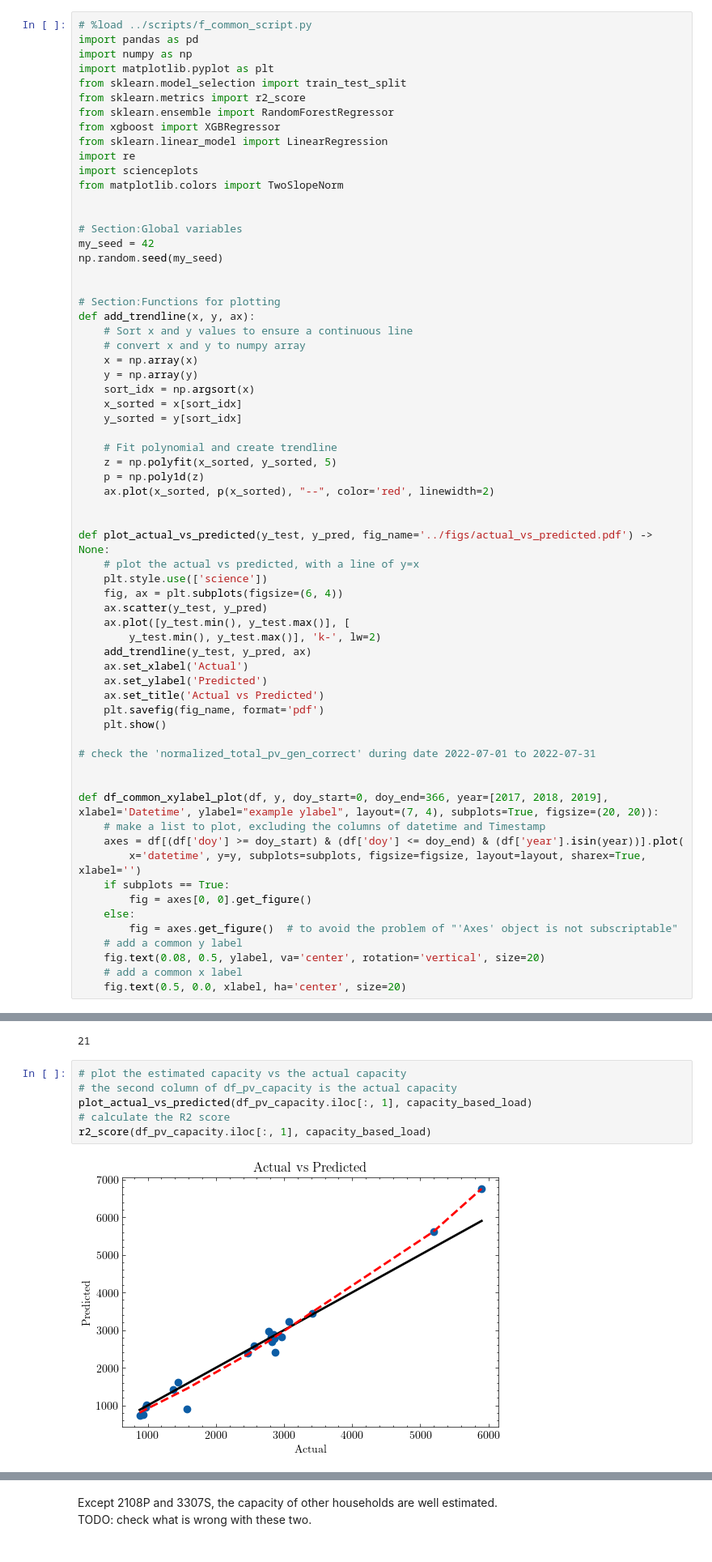
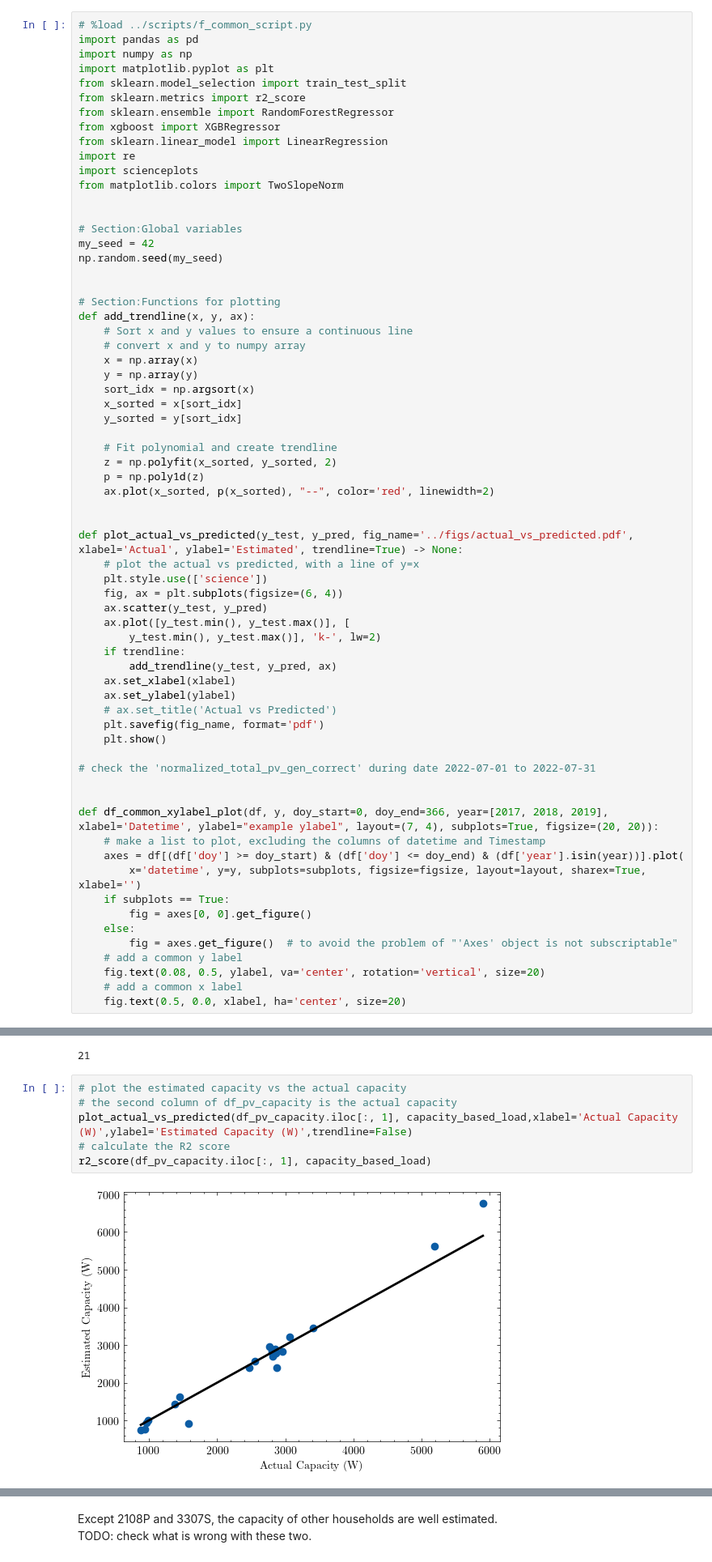
Before and after one commit to Plusero/capacity-estimation, a Jupyter notebook: notebooks/capacity_estimation.ipynb, the cells around one changed output, grey strips where cells are left out. Shown at 81% size. Drawn from its saved outputs; the diff is of its cells as text.

Commit message:
trendline removed

```diff
--- a/notebooks/capacity_estimation.ipynb
+++ b/notebooks/capacity_estimation.ipynb
@@ -29,22 +29,23 @@ def add_trendline(x, y, ax):
     y_sorted = y[sort_idx]
 
     # Fit polynomial and create trendline
-    z = np.polyfit(x_sorted, y_sorted, 5)
+    z = np.polyfit(x_sorted, y_sorted, 2)
     p = np.poly1d(z)
     ax.plot(x_sorted, p(x_sorted), "--", color='red', linewidth=2)
 
 
-def plot_actual_vs_predicted(y_test, y_pred, fig_name='../figs/actual_vs_predicted.pdf') -> None:
+def plot_actual_vs_predicted(y_test, y_pred, fig_name='../figs/actual_vs_predicted.pdf', xlabel='Actual', ylabel='Estimated', trendline=True) -> None:
     # plot the actual vs predicted, with a line of y=x
     plt.style.use(['science'])
     fig, ax = plt.subplots(figsize=(6, 4))
     ax.scatter(y_test, y_pred)
     ax.plot([y_test.min(), y_test.max()], [
         y_test.min(), y_test.max()], 'k-', lw=2)
-    add_trendline(y_test, y_pred, ax)
-    ax.set_xlabel('Actual')
-    ax.set_ylabel('Predicted')
-    ax.set_title('Actual vs Predicted')
+    if trendline:
+        add_trendline(y_test, y_pred, ax)
+    ax.set_xlabel(xlabel)
+    ax.set_ylabel(ylabel)
+    # ax.set_title('Actual vs Predicted')
     plt.savefig(fig_name, format='pdf')
     plt.show()
 
@@ -317,11 +318,11 @@ len(capacity_based_load)
 # %%
 # plot the estimated capacity vs the actual capacity
 # the second column of df_pv_capacity is the actual capacity
-plot_actual_vs_predicted(df_pv_capacity.iloc[:, 1], capacity_based_load)
+plot_actual_vs_predicted(df_pv_capacity.iloc[:, 1], capacity_based_load,xlabel='Actual Capacity (W)',ylabel='Estimated Capacity (W)',trendline=False)
 # calculate the R2 score
 r2_score(df_pv_capacity.iloc[:, 1], capacity_based_load)
 # %% [output]
-[figure, old version]
+[figure, new version]
 0.9475271825407134
 # %% [markdown]
 Except 2108P and 3307S, the capacity of other households are well estimated.\
```
Also changed, not shown: parts of 3 cells of this notebook, 1 other file.
